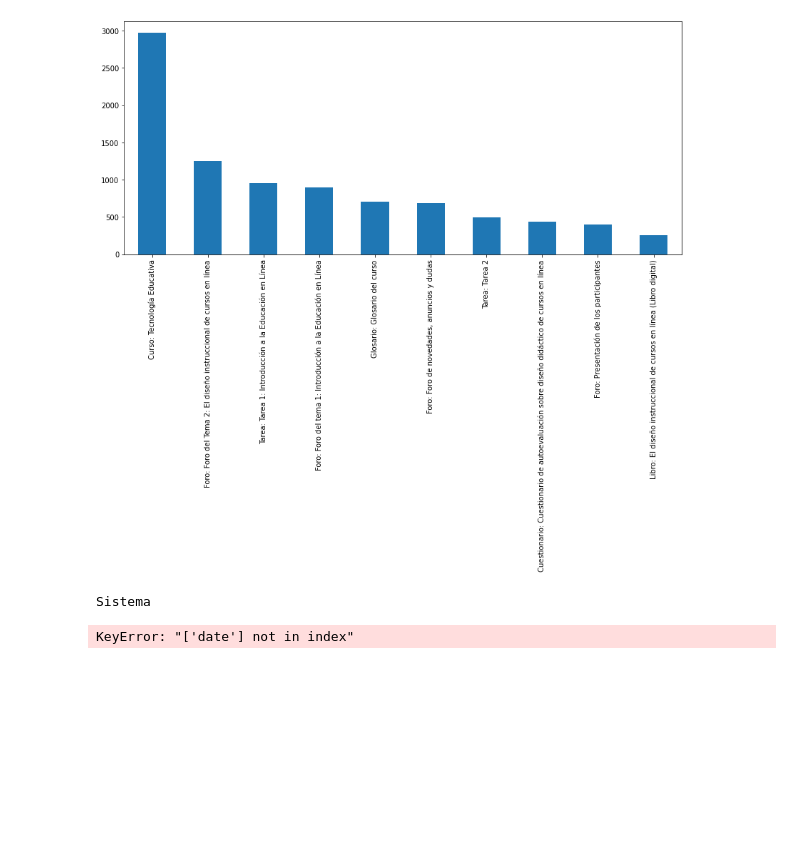
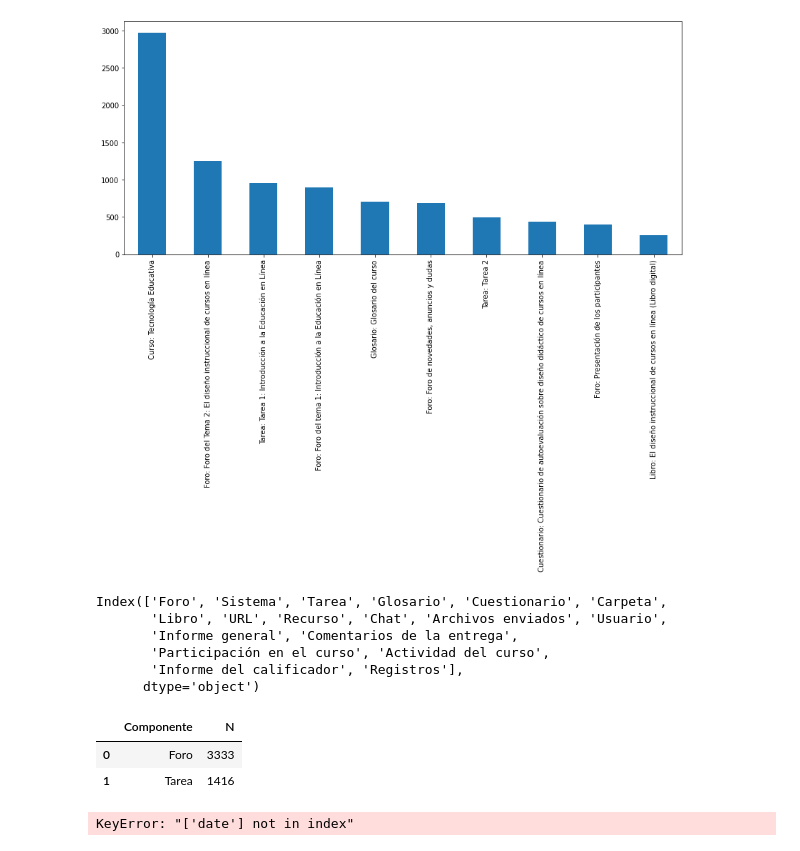
Before and after one commit to ravellom/moodle-py, a Jupyter notebook: moodle-py-jupyter.ipynb, the cells around one changed output. Drawn from its saved outputs; the diff is of its cells as text; code cells hidden in the pictures; blank space fills up the shorter version.

```diff
--- a/moodle-py-jupyter.ipynb
+++ b/moodle-py-jupyter.ipynb
@@ -105,11 +105,23 @@ df_contexto.head(10).plot(kind='bar', figsize=(14,6))
 # %%
 #df_comp = df['Componente'].value_counts()
 #print(df_comp)
 cadena = df['Componente'].value_counts().index
-print(cadena[1])
+print(cadena)
+cadena = ['Foro', 'Tarea']
+df_comp = df[(df.Componente.isin(cadena))]['Componente'].value_counts().reset_index().rename(
+        columns={'index': 'Componente', 'Componente':'N'})
+df_comp
 #df.loc[df['Contexto del evento'].str.contains(r'^' + cadena)]
 # %% [output]
-Sistema
+Index(['Foro', 'Sistema', 'Tarea', 'Glosario', 'Cuestionario', 'Carpeta',
+       'Libro', 'URL', 'Recurso', 'Chat', 'Archivos enviados', 'Usuario',
+       'Informe general', 'Comentarios de la entrega',
+       'Participación en el curso', 'Actividad del curso',
+       'Informe del calificador', 'Registros'],
+      dtype='object')
+|  | Componente | N |
+| 0 | Foro | 3333 |
+| 1 | Tarea | 1416 |
 # %%
 #df_usuario = df.groupby('Nombre completo del usuario')['Nombre completo del usuario'].count()
 
```
Also changed, not shown: 2 other files.
